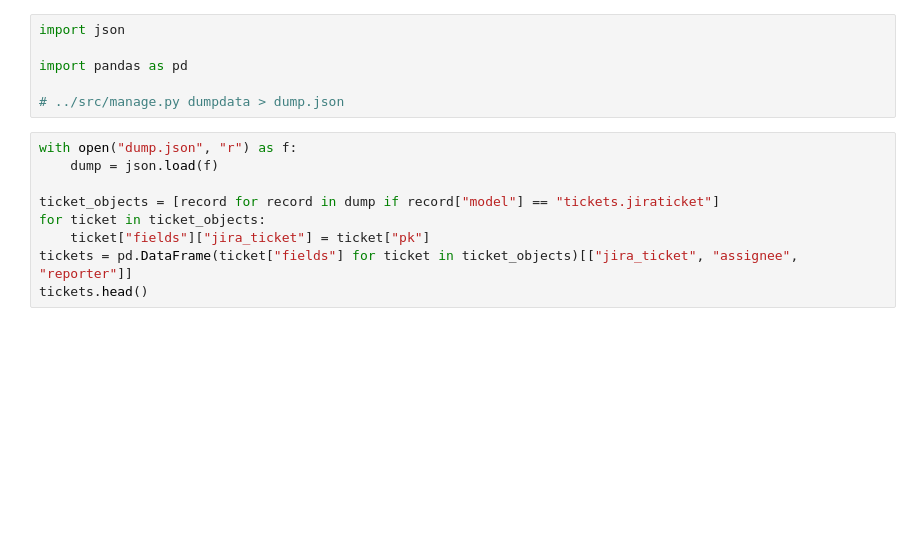
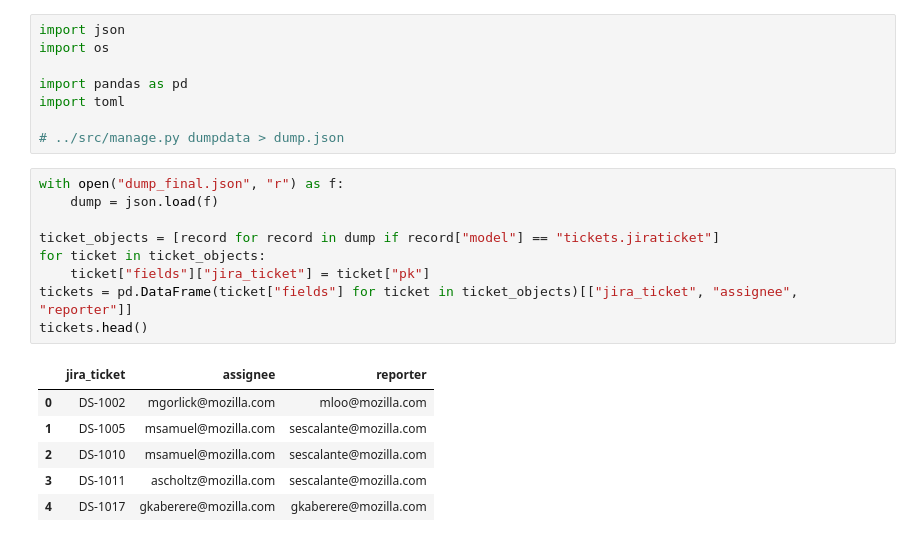
Before and after one commit to MozillaDataScience/jira-helper, a Jupyter notebook: data/Cleanup.ipynb, the cells around one changed output. Drawn from its saved outputs; the diff is of its cells as text; blank space fills up the shorter version.

```diff
--- a/data/Cleanup.ipynb
+++ b/data/Cleanup.ipynb
@@ -1,18 +1,27 @@
 # %%
 import json
+import os
 
 import pandas as pd
+import toml
 
 # ../src/manage.py dumpdata > dump.json
 # %%
-with open("dump.json", "r") as f:
+with open("dump_final.json", "r") as f:
     dump = json.load(f)
 
 ticket_objects = [record for record in dump if record["model"] == "tickets.jiraticket"]
 for ticket in ticket_objects:
     ticket["fields"]["jira_ticket"] = ticket["pk"]
 tickets = pd.DataFrame(ticket["fields"] for ticket in ticket_objects)[["jira_ticket", "assignee", "reporter"]]
 tickets.head()
+# %% [output]
+|  | jira_ticket | assignee | reporter |
+| 0 | DS-1002 | mgorlick@mozilla.com | mloo@mozilla.com |
+| 1 | DS-1005 | msamuel@mozilla.com | sescalante@mozilla.com |
+| 2 | DS-1010 | msamuel@mozilla.com | sescalante@mozilla.com |
+| 3 | DS-1011 | ascholtz@mozilla.com | sescalante@mozilla.com |
+| 4 | DS-1017 | gkaberere@mozilla.com | gkaberere@mozilla.com |
 # %%
 annotation_objects = [record for record in dump if record["model"] == "tickets.annotation"]
 annotations = pd.DataFrame(annotation["fields"] for annotation in annotation_objects)
```
Also changed, not shown: parts of 11 cells of this notebook.
